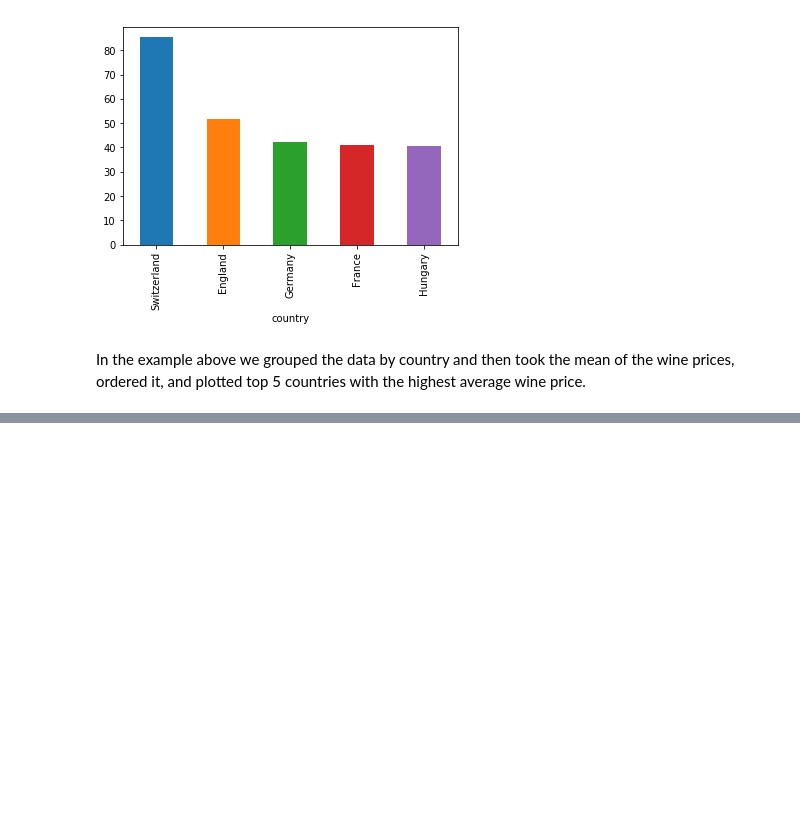
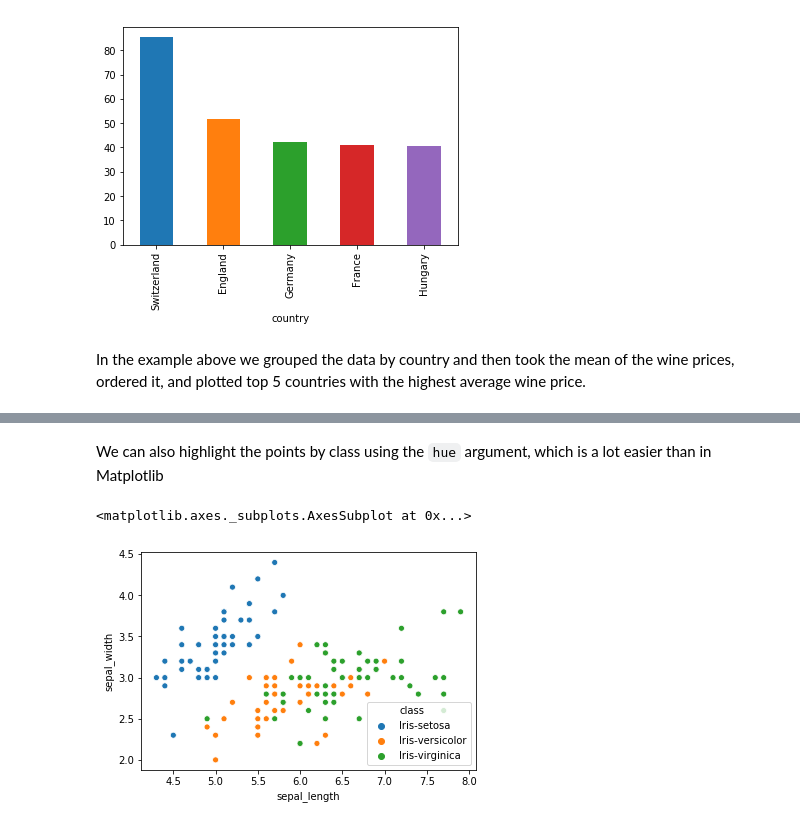
Before and after one commit to agarwal-peeush/Learning, a Jupyter notebook: ML/Data-Visualization-Python/Introduction to data visualisation.ipynb, the cells around one changed output, grey strips where cells are left out. Drawn from its saved outputs; the diff is of its cells as text; code cells hidden in the pictures; blank space fills up the shorter version.

```diff
--- a/ML/Data-Visualization-Python/Introduction to data visualisation.ipynb
+++ b/ML/Data-Visualization-Python/Introduction to data visualisation.ipynb
@@ -224,0 +239,7 @@ In the example above we grouped the data by country and then took the mean of th
+# %% [markdown]
+We can also highlight the points by class using the `hue` argument, which is a lot easier than in Matplotlib
+# %%
+sns.scatterplot(x='sepal_length',y='sepal_width',hue='class',data=iris)
+# %% [output]
+<matplotlib.axes._subplots.AxesSubplot at 0x...>
+[figure, added]
```
Also changed, not shown: parts of 27 cells of this notebook, 1 other file.
